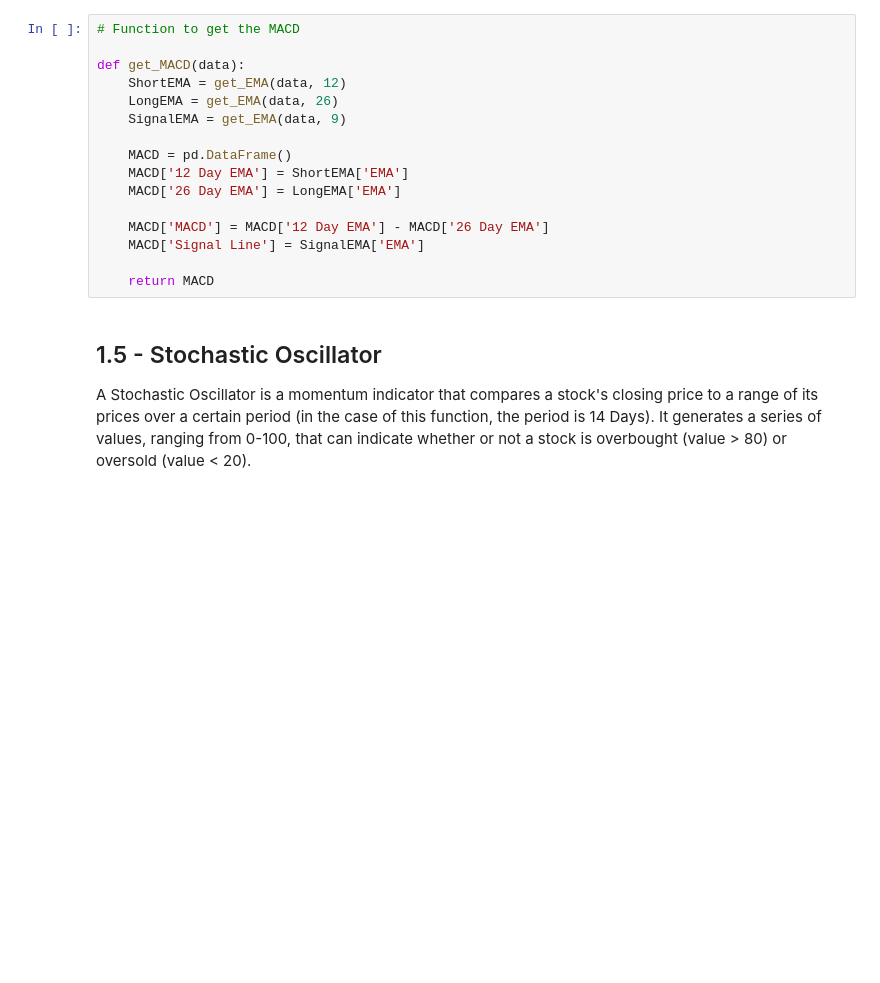
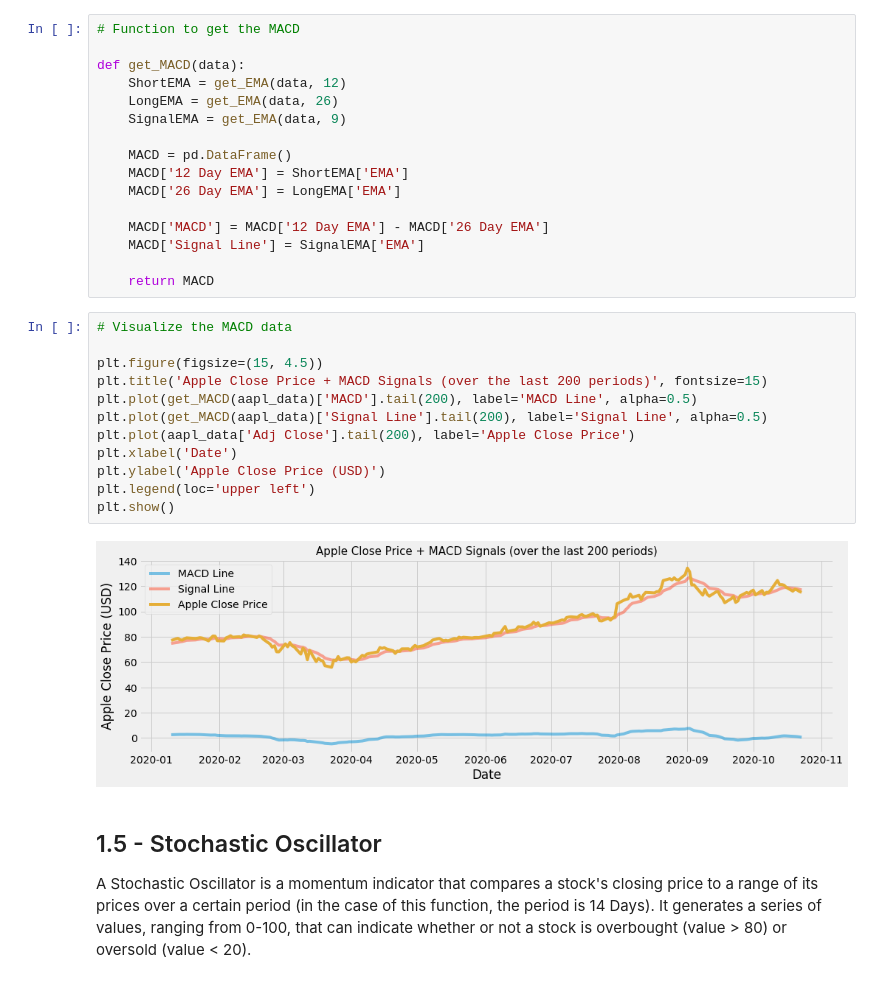
Before and after one commit to sean-traynor/stock-market-analysis, a Jupyter notebook: FAANG-Stock-Analysis-and-Predictor.ipynb, the cells around one changed output. Cells and saved outputs as stored; diff of their text form; blank space fills up the shorter version.

Commit message:
Worked on MACD Function

```diff
--- a/FAANG-Stock-Analysis-and-Predictor.ipynb
+++ b/FAANG-Stock-Analysis-and-Predictor.ipynb
@@ -185,6 +185,20 @@ def get_MACD(data):
     MACD['Signal Line'] = SignalEMA['EMA']
 
     return MACD
+# %%
+# Visualize the MACD data
+
+plt.figure(figsize=(15, 4.5))
+plt.title('Apple Close Price + MACD Signals (over the last 200 periods)', fontsize=15)
+plt.plot(get_MACD(aapl_data)['MACD'].tail(200), label='MACD Line', alpha=0.5)
+plt.plot(get_MACD(aapl_data)['Signal Line'].tail(200), label='Signal Line', alpha=0.5)
+plt.plot(aapl_data['Adj Close'].tail(200), label='Apple Close Price')
+plt.xlabel('Date')
+plt.ylabel('Apple Close Price (USD)')
+plt.legend(loc='upper left')
+plt.show()
+# %% [output]
+[figure, added]
 # %% [markdown]
 ## 1.5 - Stochastic Oscillator
 A Stochastic Oscillator is a momentum indicator that compares a stock's closing price to a range of its prices over a certain period (in the case of this function, the period is 14 Days). It generates a series of values, ranging from 0-100, that can indicate whether or not a stock is overbought (value > 80) or oversold (value < 20).
```
Also changed, not shown: parts of 3 cells of this notebook.
